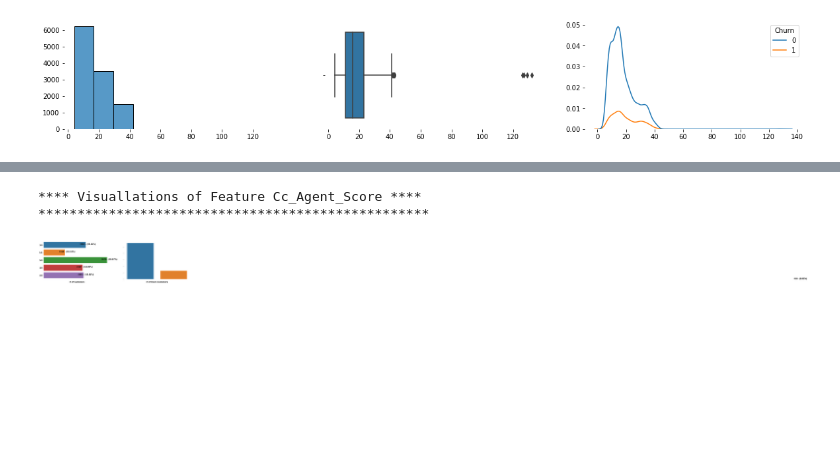
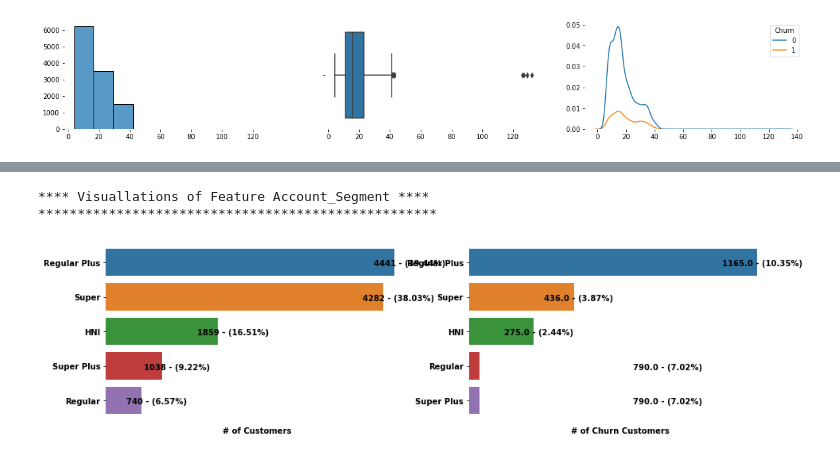
Before and after one commit to psiva2019/CustmerChurn, a Jupyter notebook: CustumerChurn.ipynb, the cells around one changed output, grey strips where cells are left out. Cells and saved outputs as stored; diff of their text form; code cells hidden in the pictures; blank space fills up the shorter version.

Commit message:
plot

```diff
--- a/CustumerChurn.ipynb
+++ b/CustumerChurn.ipynb
@@ -444,7 +417,7 @@ def display_unq(dff,var,tar,bins,typevar,tit,textlab,textlab_tar):
     print(str2)
     print(f'{"*" :{filler}>{width}}\n')
 
-    a = sns.countplot(data=dff, y=var,ax=axis[0])
+    a = sns.countplot(data=dff, y=var,ax=axis[0],order=dff[var].value_counts().index)
 
     a.set_frame_on(False)
 
@@ -459,12 +432,22 @@ def display_unq(dff,var,tar,bins,typevar,tit,textlab,textlab_tar):
 
     for p in a.patches:
         width = np.nan_to_num(p.get_width())
-        a.text(width+120,
-            p.get_y()+.35,
+        per = (width/dff.shape[0])*100
+        #print(width,p.get_y(),per)
+
+        if(per < 1):
+            width = width + 750
+        else:
+            width = width + 220
+
+        a.text(width,
+            p.get_y()+.5,
             '{} - ({:1.2f}%)'.format(width,(width/dff.shape[0])*100),
             ha="center",weight='bold')
 
-    b = sns.barplot(data=dff, y=var,x=tar,ci=None,estimator=np.sum,ax=axis[1])
+    result = dff.groupby([var])[tar].aggregate(np.sum).reset_index().sort_values(tar,ascending = False)
+    result = result[result[tar]>0]
+    b = sns.barplot(data=result, y=var,x=tar,orient='h',order=result[var],ax=axis[1])
 
     b.set_frame_on(False)
 
@@ -474,13 +457,21 @@ def display_unq(dff,var,tar,bins,typevar,tit,textlab,textlab_tar):
 
     b.set_xticklabels([])
     b.tick_params(bottom=False)
-    b.set_yticklabels(list(dff[var].value_counts().index),weight='bold')
-    b.set_yticklabels([])
+    b.set_yticklabels(list(result[var].value_counts().index),weight='bold')
+    #b.set_yticklabels([])
 
     for p in b.patches:
         width = np.nan_to_num(p.get_width())
-        b.text(width+19,
-            p.get_y()+.35,
+        per = (width/dff.shape[0])*100
+        #print(width,p.get_y(),per)
+
+        if(per < 1):
+            width = width + 750
+        else:
+            width = width + 20
+
+        b.text(width,
+            p.get_y()+.5,
             '{} - ({:1.2f}%)'.format(width,(width/dff.shape[0])*100),
             ha="center",weight='bold')
 # %%
@@ -535,7 +562,7 @@ display_unq(df,'Gender','Churn',10,'char','Gender',textlab,textlab_tar)
 # %%
 #'Complain_ly','CC_Agent_Score','Service_Score','City_Tier','Account_user_count','coupon_used_for_payment','Day_Since_CC_connect','account_segment','Payment','Gender','Marital_Status','Login_device'
-display_unq(df,'CC_Agent_Score','Churn',10,'char','CC_Agent_Score',textlab,textlab_tar)
+display_unq(df,'account_segment','Churn',10,'char','account_segment',textlab,textlab_tar)
 # %% [output]
-**** Visuallations of Feature Cc_Agent_Score ****
-**************************************************
+**** Visuallations of Feature Account_Segment ****
+***************************************************
-[figure, old version]
+[figure, new version]
```
Also changed, not shown: parts of 14 cells of this notebook, 1 other file.
